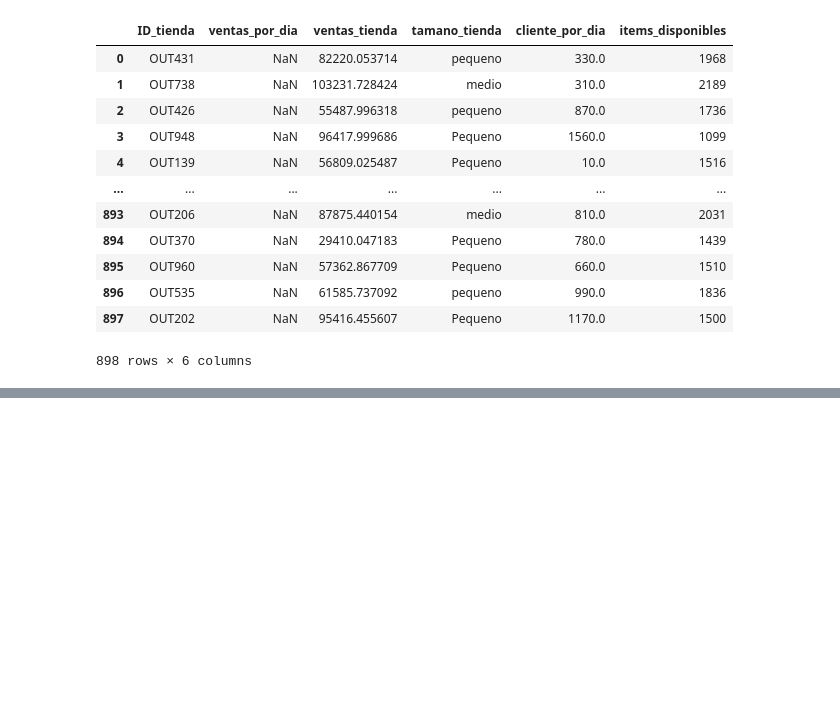
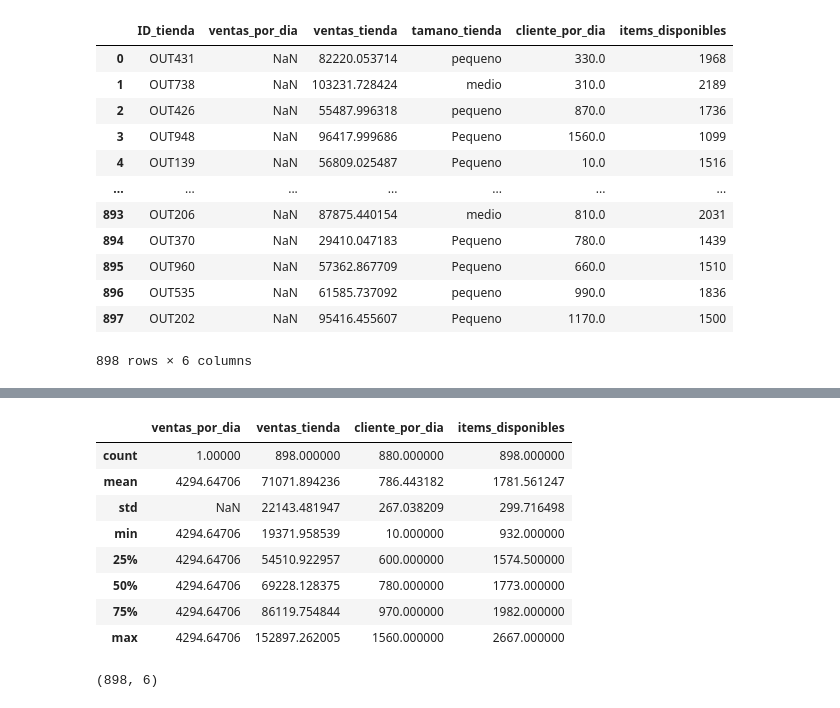
Before and after one commit to Mjdiazri/Code7Days, a Jupyter notebook: Ejercicio_promt_python_dataScience.ipynb, the cells around one changed output, grey strips where cells are left out. Cells and saved outputs as stored; diff of their text form; code cells hidden in the pictures; blank space fills up the shorter version.

```diff
--- a/Ejercicio_promt_python_dataScience.ipynb
+++ b/Ejercicio_promt_python_dataScience.ipynb
@@ -116,0 +175,16 @@ uf_union
+# %%
+uf_union.describe()
+# %% [output]
+|  | ventas_por_dia | ventas_tienda | cliente_por_dia | items_disponibles |
+| count | 1.00000 | 898.000000 | 880.000000 | 898.000000 |
+| mean | 4294.64706 | 71071.894236 | 786.443182 | 1781.561247 |
+| std | NaN | 22143.481947 | 267.038209 | 299.716498 |
+| min | 4294.64706 | 19371.958539 | 10.000000 | 932.000000 |
+| 25% | 4294.64706 | 54510.922957 | 600.000000 | 1574.500000 |
+| 50% | 4294.64706 | 69228.128375 | 780.000000 | 1773.000000 |
+| 75% | 4294.64706 | 86119.754844 | 970.000000 | 1982.000000 |
+| max | 4294.64706 | 152897.262005 | 1560.000000 | 2667.000000 |
+# %%
+uf_union.shape
+# %% [output]
+(898, 6)
```
Also changed, not shown: parts of 9 cells of this notebook.
